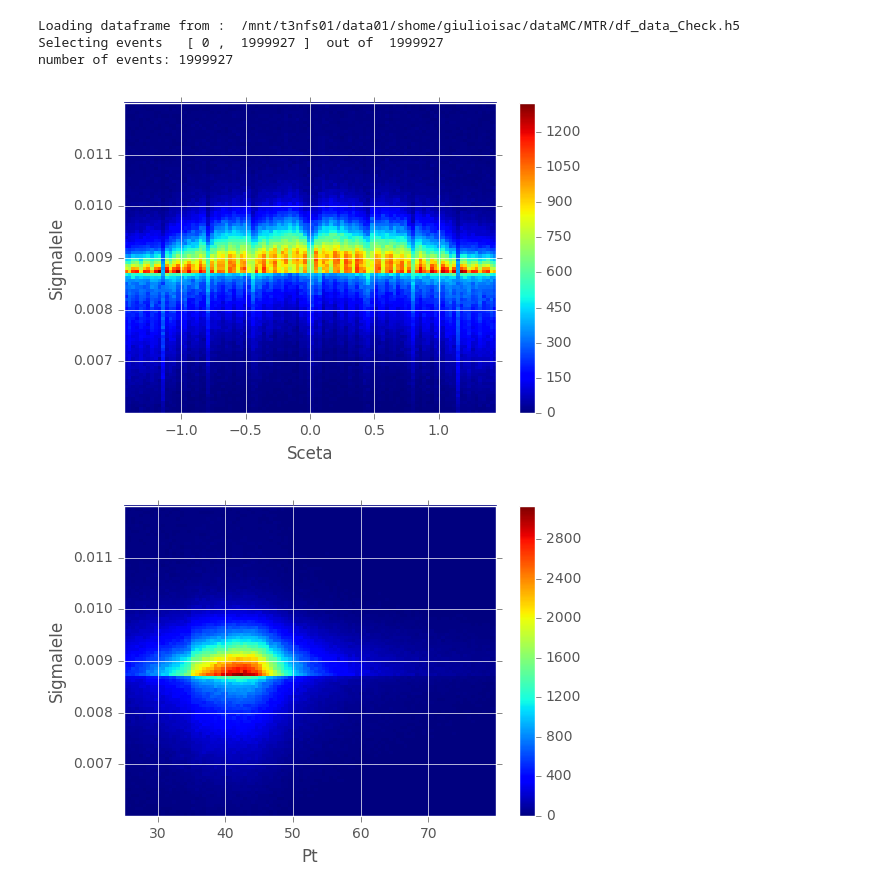
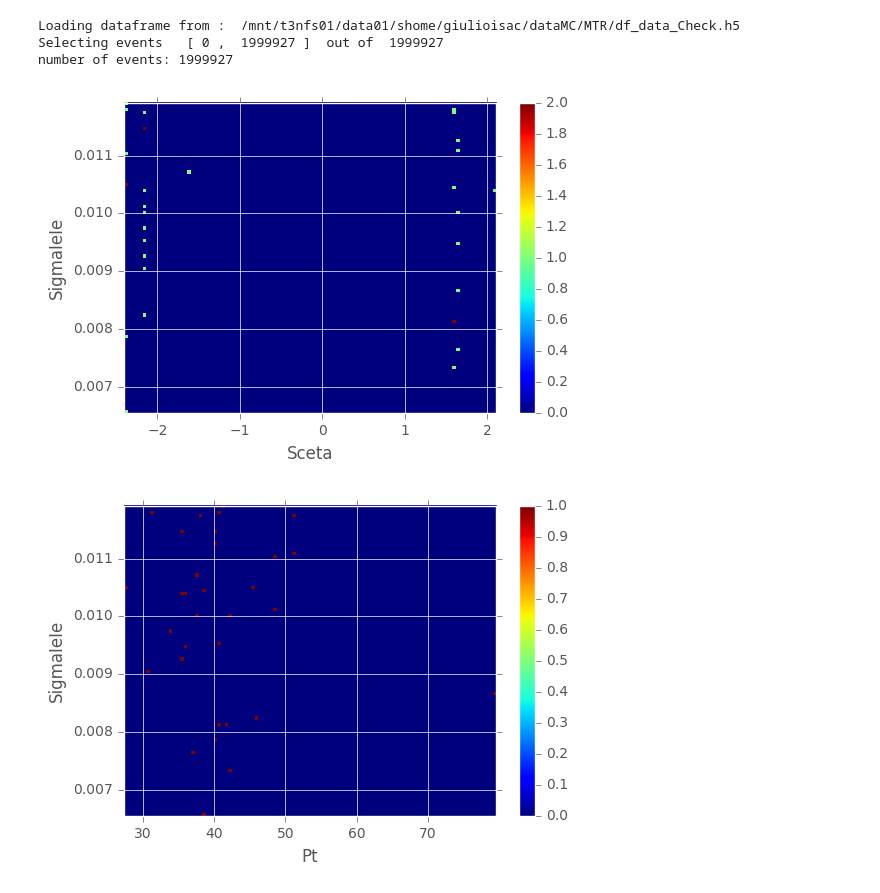
Before and after one commit to threiten/dataMC-1, a Jupyter notebook: MTR/TestCode26_2DHistogram.ipynb, the cells around one changed output. Drawn from its saved outputs; the diff is of its cells as text; code cells hidden in the pictures.

```diff
--- a/MTR/TestCode26_2DHistogram.ipynb
+++ b/MTR/TestCode26_2DHistogram.ipynb
@@ -35,25 +35,25 @@ number of events: 1999927
 # %%
 edgex1 = np.arange(0.0,0.015,0.0002)
 edgex2 = np.arange(0.015,0.030,0.0002)
 edgeSceta= np.arange(-2.5,2.5,0.001)
 edgePt=np.arange(0.0,40.0,0.01)
-dfdata=dfdata.query("(ScEta>0 & ScEta<1.5) | (ScEta>-1.5 & ScEta<0)")
-dfdata=dfdata.query("(SigmaIeIe>0.006 & SigmaIeIe<0.012)")
+dfdata=dfdata.query("ScEta>1.5 |ScEta<-1.5")
+dfdata=dfdata.query("(SigmaIeIe>0.0015 & SigmaIeIe<0.030)")
 dfdata=dfdata.query("Pt<80")
 fig = plt.figure()
 ax = fig.add_subplot(111)
 ax.set_xlabel("Sceta")
 ax.set_ylabel("SigmaIeIe")
 plt.hist2d(dfdata["ScEta"], dfdata["SigmaIeIe"], bins=100)
 plt.colorbar()
 plt.show()
 fig = plt.figure()
 ax = fig.add_subplot(111)
 ax.set_xlabel("Pt")
 ax.set_ylabel("SigmaIeIe")
 plt.hist2d(dfdata["Pt"], dfdata["SigmaIeIe"], bins=100)
 plt.colorbar()
 plt.show()
 # %% [output]
-[figure, old version]
+[figure, new version]
-[figure, old version]
+[figure, new version]
```
